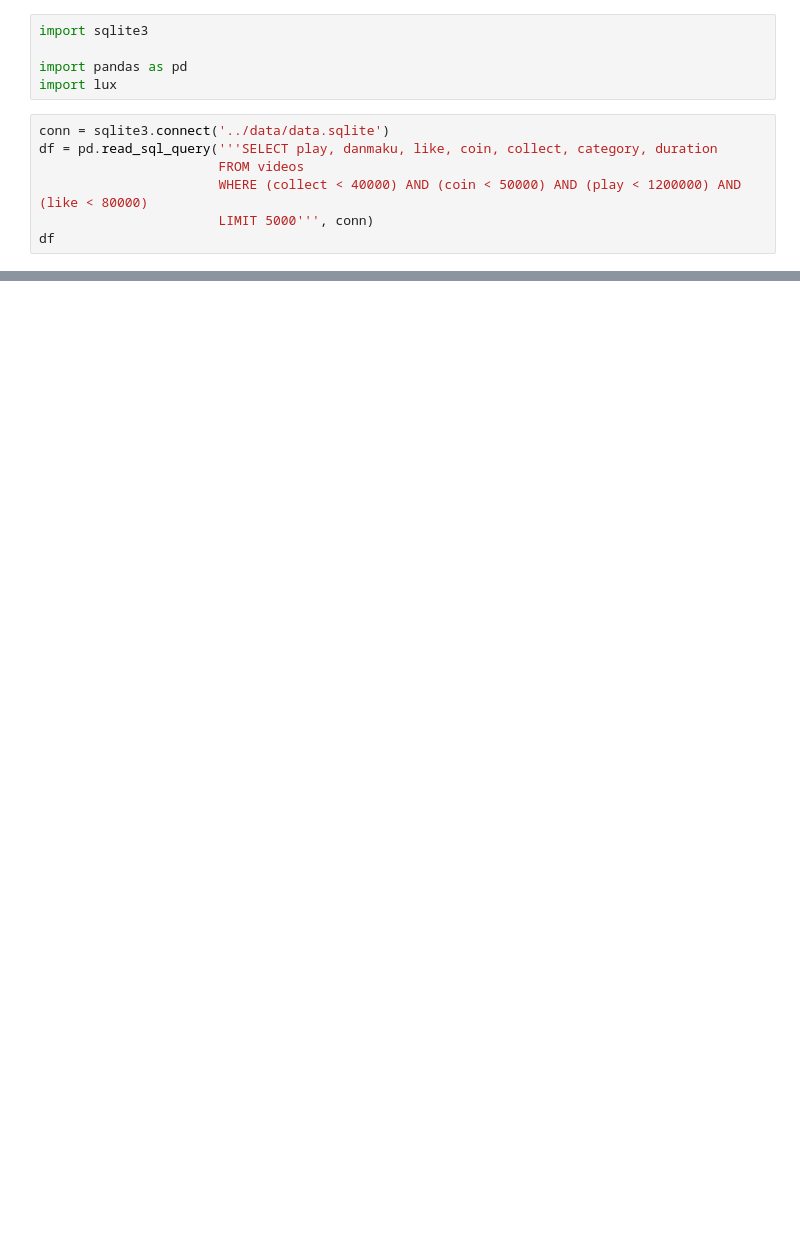
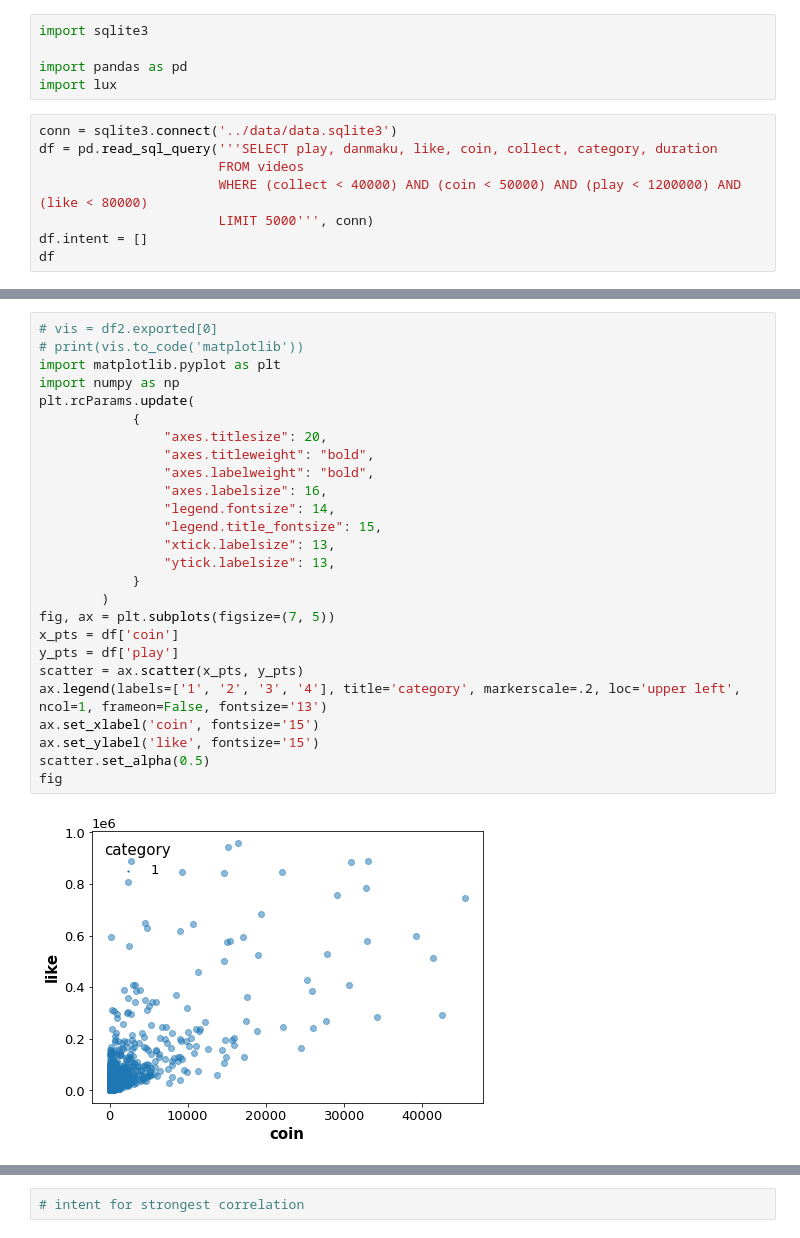
Before and after one commit to RenZihou/VideoInfo, a Jupyter notebook: analysis/plot.ipynb, the cells around one changed output, grey strips where cells are left out. Saved outputs shown, nothing was run; the diff lists cells and outputs as text; blank space fills up the shorter version.

Commit message:
plot

```diff
--- a/analysis/plot.ipynb
+++ b/analysis/plot.ipynb
@@ -4,11 +4,12 @@ import sqlite3
 import pandas as pd
 import lux
 # %%
-conn = sqlite3.connect('../data/data.sqlite')
+conn = sqlite3.connect('../data/data.sqlite3')
 df = pd.read_sql_query('''SELECT play, danmaku, like, coin, collect, category, duration
                        FROM videos
                        WHERE (collect < 40000) AND (coin < 50000) AND (play < 1200000) AND (like < 80000)
                        LIMIT 5000''', conn)
+df.intent = []
 df
 # %% [output]
 [interactive output not drawn]
@@ -15,0 +58,28 @@ df
+# %%
+# vis = df2.exported[0]
+# print(vis.to_code('matplotlib'))
+import matplotlib.pyplot as plt
+import numpy as np
+plt.rcParams.update(
+            {
+                "axes.titlesize": 20,
+                "axes.titleweight": "bold",
+                "axes.labelweight": "bold",
+                "axes.labelsize": 16,
+                "legend.fontsize": 14,
+                "legend.title_fontsize": 15,
+                "xtick.labelsize": 13,
+                "ytick.labelsize": 13,
+            }
+        )
+fig, ax = plt.subplots(figsize=(7, 5))
+x_pts = df['coin']
+y_pts = df['play']
+scatter = ax.scatter(x_pts, y_pts)
+ax.legend(labels=['1', '2', '3', '4'], title='category', markerscale=.2, loc='upper left', ncol=1, frameon=False, fontsize='13')
+ax.set_xlabel('coin', fontsize='15')
+ax.set_ylabel('like', fontsize='15')
+scatter.set_alpha(0.5)
+fig
+# %% [output]
+[figure, added]
@@ -15,0 +87,2 @@ df
+# %%
+# intent for strongest correlation
```
Also changed, not shown: parts of 5 cells of this notebook, 8 other files.
